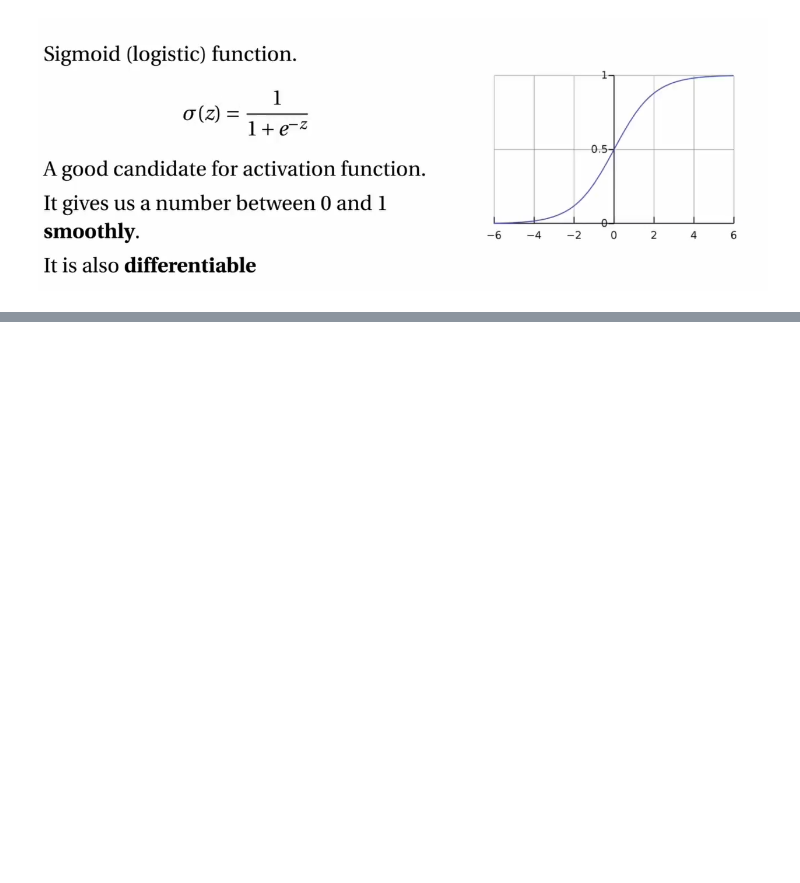
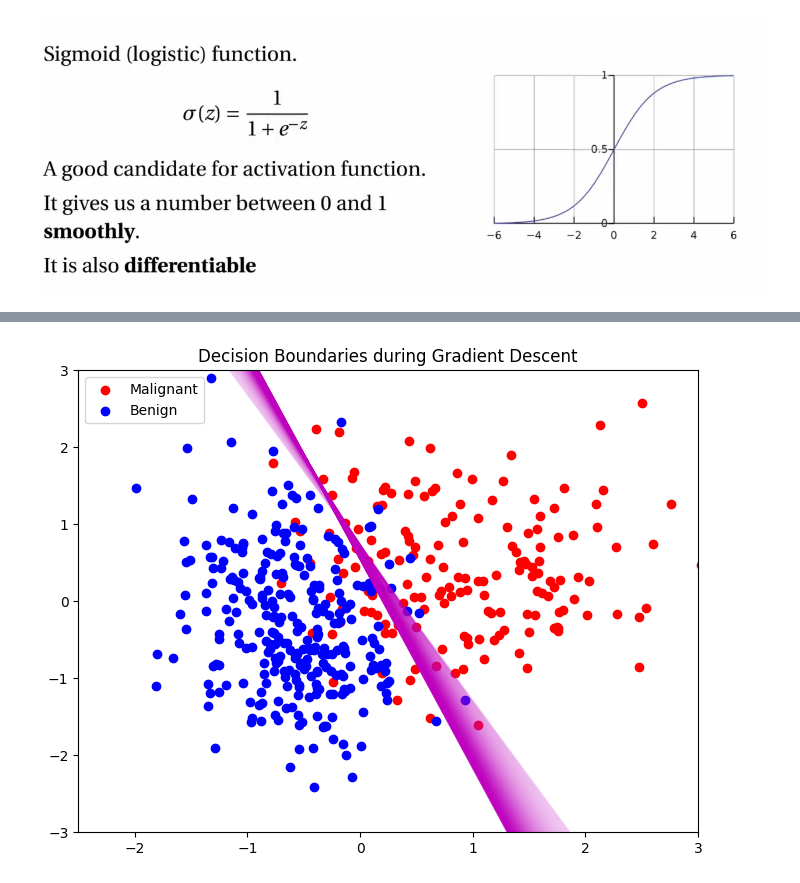
Before and after one commit to AliArabi2022/Machine_learning, a Jupyter notebook: Supervised_learning/Logestic Regression/Logestic_regression.ipynb, the cells around one changed output, grey strips where cells are left out. Drawn from its saved outputs; the diff is of its cells as text; code cells hidden in the pictures; blank space fills up the shorter version.

```diff
--- a/Supervised_learning/Logestic Regression/Logestic_regression.ipynb
+++ b/Supervised_learning/Logestic Regression/Logestic_regression.ipynb
@@ -14,0 +27,9 @@ print (data.feature_names)
+# %%
+from sklearn.preprocessing import StandardScaler
+data =[[0,0],[0,0],[1,1],[1,1],[2,2],[2,2],[4,4],[4,4],[8,8],[8,8]]
+scaler = StandardScaler() # z = (x - u) / s  --> sample x, u is the mean of the training samples, s is the standard deviation of the training samples
+print (scaler.fit(data))
+print(f"mean is {scaler.mean_}")
+print(f"variance is {scaler.var_}")
+print(f"Number of features seen during fit is: {scaler.n_features_in_}")
+print(scaler.transform(data))
@@ -35,7 +76,7 @@ plt.show()
 ![image.png](attachment:image.png)
 # %%
 def sigmoid(z):
-    return 1 / (np.exp(-z))
+    return 1 / (1 + np.exp(-z))
 
 def compute_loss(w,X,y):
     z = X @ w
@@ -45,7 +86,7 @@ def compute_loss(w,X,y):
     loss = -np.mean(y *np.log(predictions)+(1 - y) * np.log(1-predictions))
     return loss
 
-def compute_gradient(w, X, y):
+def compute_gradient(w, X, y):#for bach gradient descent
     z = X @ w
     predictions = sigmoid (z)
     # error = difference between predictied and ture labels
@@ -118,23 +160,25 @@ Decision rule:-0.8278698054135865 * Mean Perimeter + -0.24800308976445176 * Mean
 # %%
 def plot_decision_boundary(w, X, y, step, total_steps):
-    x_values  = np.array ([X[:,0].min()-1, X[:,1].max()+1])
+    x_values  = np.array ([X[:,0].min()-1, X[:,0].max()+1])
     if w[1] != 0:
         y_values = -(w[0] * x_values + w[2]) / w[1]
-        plt.plot(x_values, y_values, color= "o", alpha = (0.20+(step / total_steps)))
+        plt.plot(x_values, y_values, color= "m", alpha = (0.20+(step / total_steps)*0.20))
     else:
-        plt.axvline(x= -w[2] / w[0], color= "o")
+        plt.axvline(x=-w[2] / w[0], color= "g")
     plt.legend()
 
 def plot_decision_boundaries(weights_history, X, y, total_steps):
     plt.figure(figsize=(8,6))
     plt.scatter(X[y == 0 , 0],X[y == 0 , 1], color = "r", label = "Malignant")
-    plt.scatter(X[y == 1 , 1],X[y == 1 , 1], color = "b", label = "Benign")
+    plt.scatter(X[y == 1 , 0],X[y == 1 , 1], color = "b", label = "Benign")
     plt.xlim(-2.5,3)
     plt.ylim(-3,3)
     for i, w in enumerate(weights_history):
         step= i * 10
         plot_decision_boundary(w, X, y, step, total_steps)
     plt.title('Decision Boundaries during Gradient Descent')
     plt.show()
 
 plot_decision_boundaries(weights_history, X_train[:, :2], y_train, n_steps)
+# %% [output]
+[figure, added]
```
Also changed, not shown: parts of 13 cells of this notebook.
